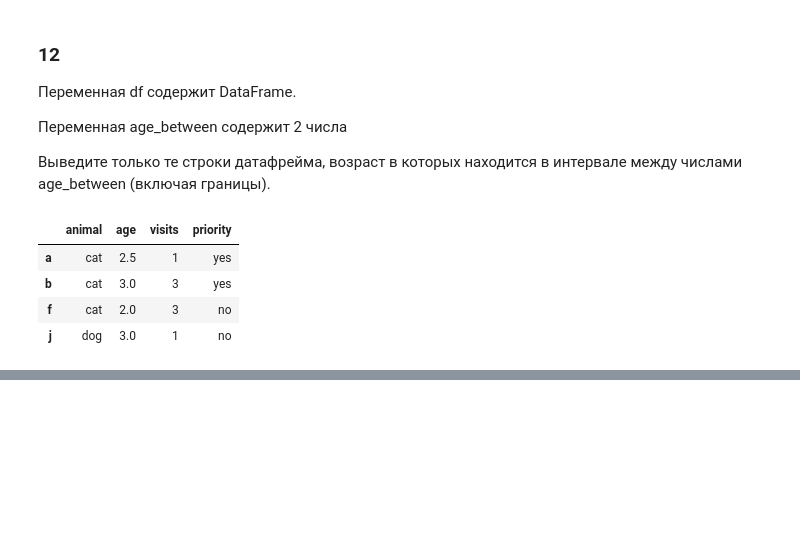
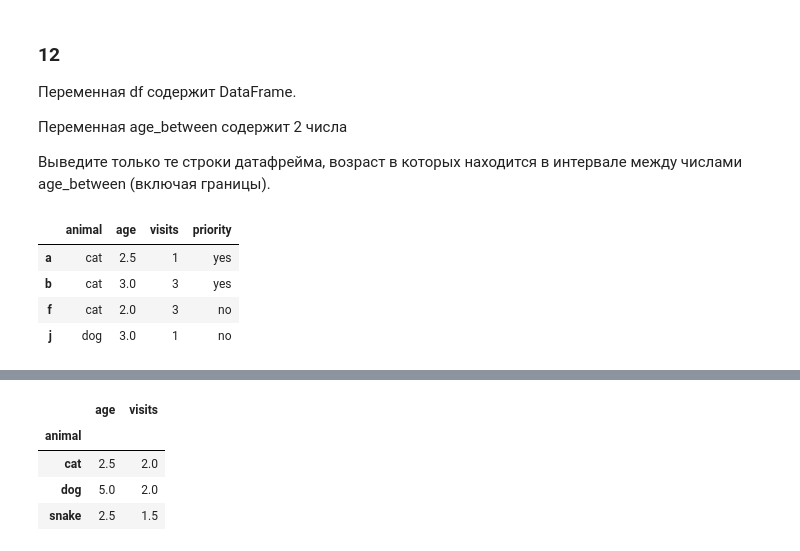
Before and after one commit to edirab/Lovely-Notebooks, a Jupyter notebook: stepic-python/6.7 Pandas.ipynb, the cells around one changed output, grey strips where cells are left out. Saved outputs shown, nothing was run; the diff lists cells and outputs as text; code cells hidden in the pictures; blank space fills up the shorter version.

```diff
--- a/stepic-python/6.7 Pandas.ipynb
+++ b/stepic-python/6.7 Pandas.ipynb
@@ -396,0 +573,8 @@ df.loc[age_low & age_high]
+# %%
+display(df.groupby('animal').mean())
+# %% [output]
+|  | age | visits |
+| animal |  |  |
+| cat | 2.5 | 2.0 |
+| dog | 5.0 | 2.0 |
+| snake | 2.5 | 1.5 |
```
Also changed, not shown: parts of 9 cells of this notebook, 4 other files.
